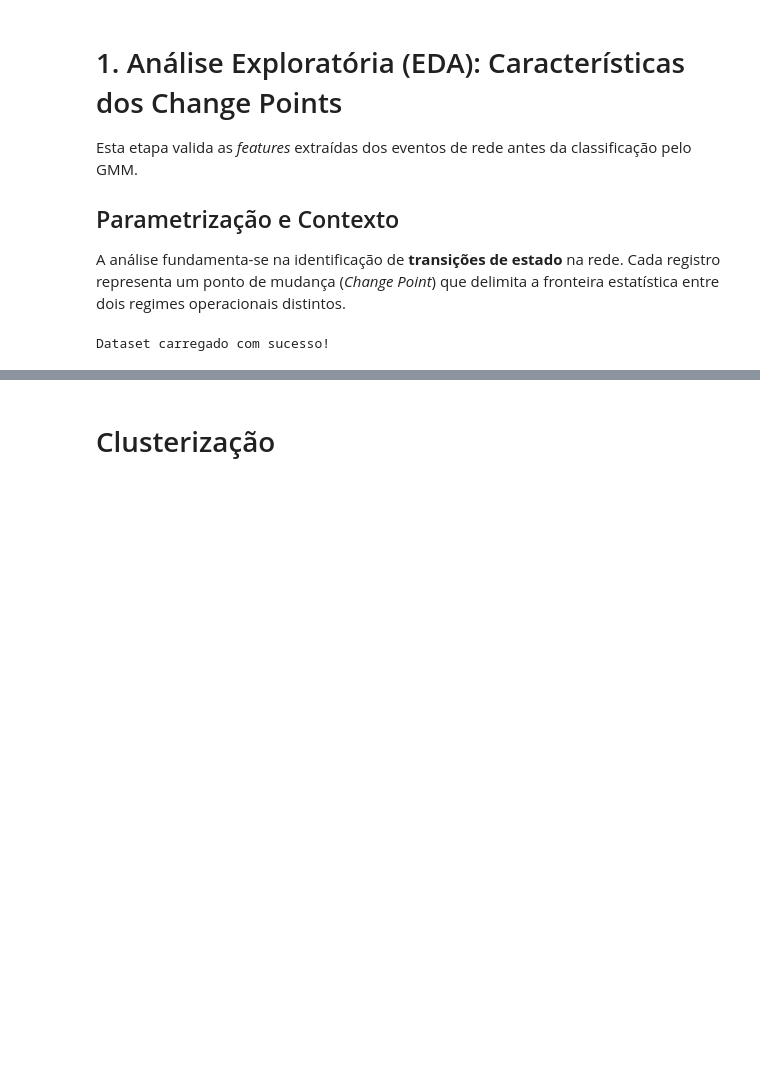
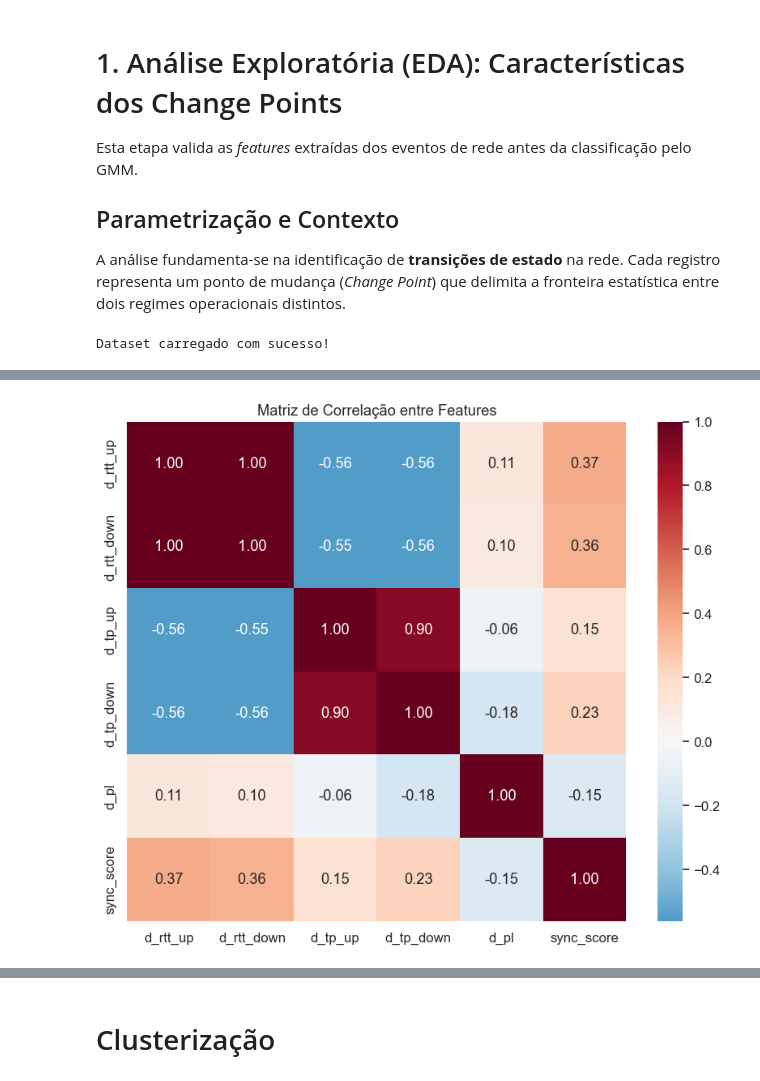
Before and after one commit to lhscaldas/Mestrado, a Jupyter notebook: features_analysis.ipynb, the cells around one changed output, grey strips where cells are left out. Saved outputs shown, nothing was run; the diff lists cells and outputs as text; code cells hidden in the pictures; blank space fills up the shorter version.

```diff
--- a/features_analysis.ipynb
+++ b/features_analysis.ipynb
@@ -323,0 +63,27 @@ Theo_RNP-RJ_s04.csv
+# %%
+# Extração da Janela Temporal
+df_filtrado['timestamp'] = pd.to_datetime(df_filtrado['timestamp'])
+data_inicio = df_filtrado['timestamp'].min().strftime('%m/%Y')
+data_fim = df_filtrado['timestamp'].max().strftime('%m/%Y')
+
+# Identificação das entidades únicas no dataset
+total_clients = df_filtrado['client'].nunique()
+total_servers = df_filtrado['server'].nunique()
+total_pairs = df_filtrado.groupby(['client', 'server']).ngroups
+total_events = len(df_filtrado)
+
+# Cálculo da densidade de eventos por conexão
+avg_cp_per_pair = total_events / total_pairs if total_pairs > 0 else 0
+
+# Exibição do Relatório de Viabilidade
+print(f"{'='*50}")
+print(f" RELATÓRIO DE CARACTERIZAÇÃO DO CENÁRIO: {SCENARIO}")
+print(f"{'='*50}")
+print(f"Período de Análise:                 {data_inicio} até {data_fim}")
+print(f"Limiar de Detecção:                 {THRESHOLD}")
+print(f"Total de Clientes únicos:           {total_clients}")
+print(f"Total de Servidores únicos:         {total_servers}")
+print(f"Total de Pares Cliente-Servidor:    {total_pairs}")
+print(f"Total de Eventos (Change Points):   {total_events}")
+print(f"Média de eventos por par:           {avg_cp_per_pair:.2f}")
+print(f"{'='*50}")
@@ -323,0 +186,14 @@ Theo_RNP-RJ_s04.csv
+# %%
+# --- Matriz de Correlação Global ---
+
+plt.figure(figsize=(10, 8))
+corr_cols = ['d_rtt_up', 'd_rtt_down', 'd_tp_up', 'd_tp_down', 'd_pl', 'sync_score']
+correlation_matrix = df_filtrado[corr_cols].corr()
+
+# Mapa de calor para identificar dependências multivariadas
+sns.heatmap(correlation_matrix, annot=True, cmap='RdBu_r', center=0, fmt=".2f", square=True)
+
+plt.title("Matriz de Correlação entre Features")
+plt.show()
+# %% [output]
+[figure, added]
```
Also changed, not shown: parts of 16 cells of this notebook, 1 other file.
